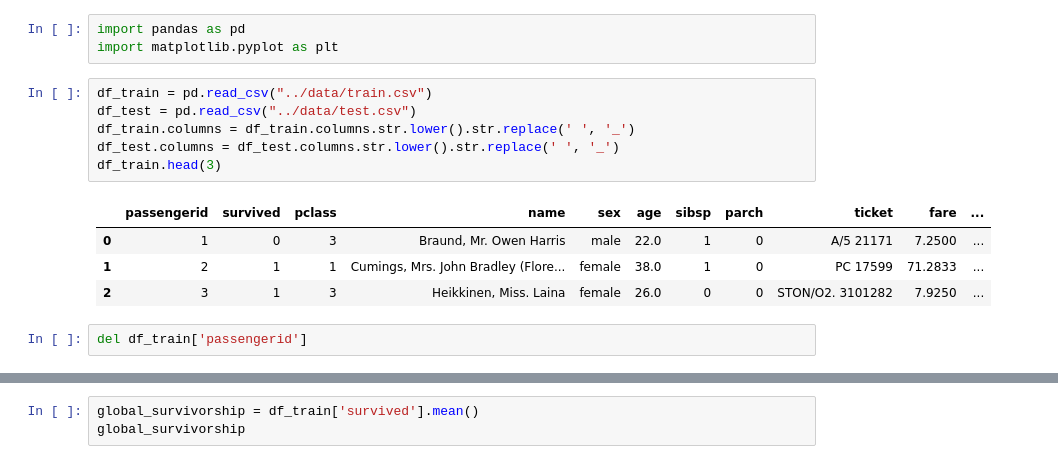
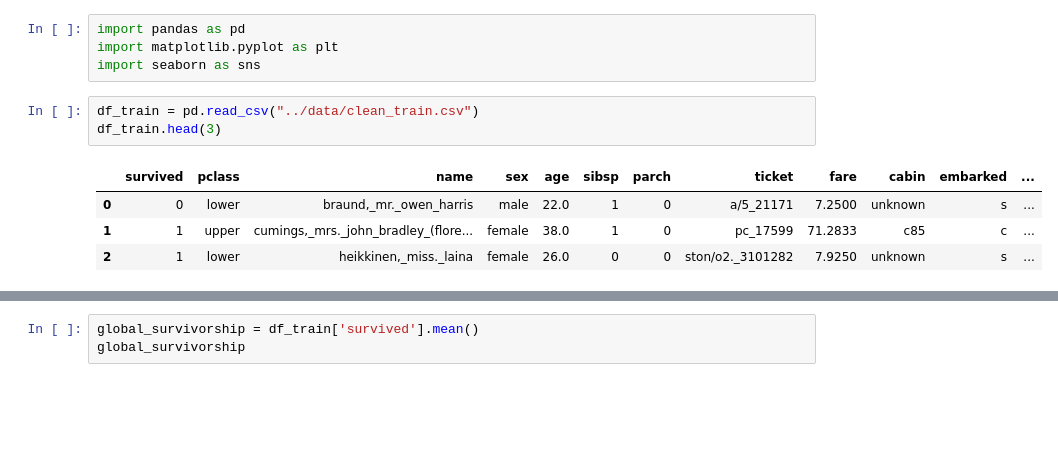
Before and after one commit to JakubWujec/titanic-prediction, a Jupyter notebook: notebooks/eda.ipynb, the cells around one changed output, grey strips where cells are left out. Drawn from its saved outputs; the diff is of its cells as text; blank space fills up the shorter version.

```diff
--- a/notebooks/eda.ipynb
+++ b/notebooks/eda.ipynb
@@ -1,16 +1,12 @@
 # %%
 import pandas as pd
 import matplotlib.pyplot as plt
+import seaborn as sns
 # %%
-df_train = pd.read_csv("../data/train.csv")
-df_test = pd.read_csv("../data/test.csv")
-df_train.columns = df_train.columns.str.lower().str.replace(' ', '_')
-df_test.columns = df_test.columns.str.lower().str.replace(' ', '_')
+df_train = pd.read_csv("../data/clean_train.csv")
 df_train.head(3)
 # %% [output]
-|  | passengerid | survived | pclass | name | sex | age | sibsp | parch | ticket | fare | ... |
-| 0 | 1 | 0 | 3 | Braund, Mr. Owen Harris | male | 22.0 | 1 | 0 | A/5 21171 | 7.2500 | ... |
-| 1 | 2 | 1 | 1 | Cumings, Mrs. John Bradley (Flore... | female | 38.0 | 1 | 0 | PC 17599 | 71.2833 | ... |
-| 2 | 3 | 1 | 3 | Heikkinen, Miss. Laina | female | 26.0 | 0 | 0 | STON/O2. 3101282 | 7.9250 | ... |
+|  | survived | pclass | name | sex | age | sibsp | parch | ticket | fare | cabin | embarked | ... |
+| 0 | 0 | lower | braund,_mr._owen_harris | male | 22.0 | 1 | 0 | a/5_21171 | 7.2500 | unknown | s | ... |
+| 1 | 1 | upper | cumings,_mrs._john_bradley_(flore... | female | 38.0 | 1 | 0 | pc_17599 | 71.2833 | c85 | c | ... |
+| 2 | 1 | lower | heikkinen,_miss._laina | female | 26.0 | 0 | 0 | ston/o2._3101282 | 7.9250 | unknown | s | ... |
-# %%
-del df_train['passengerid']
```
Also changed, not shown: parts of 19 cells of this notebook, 5 other files.
